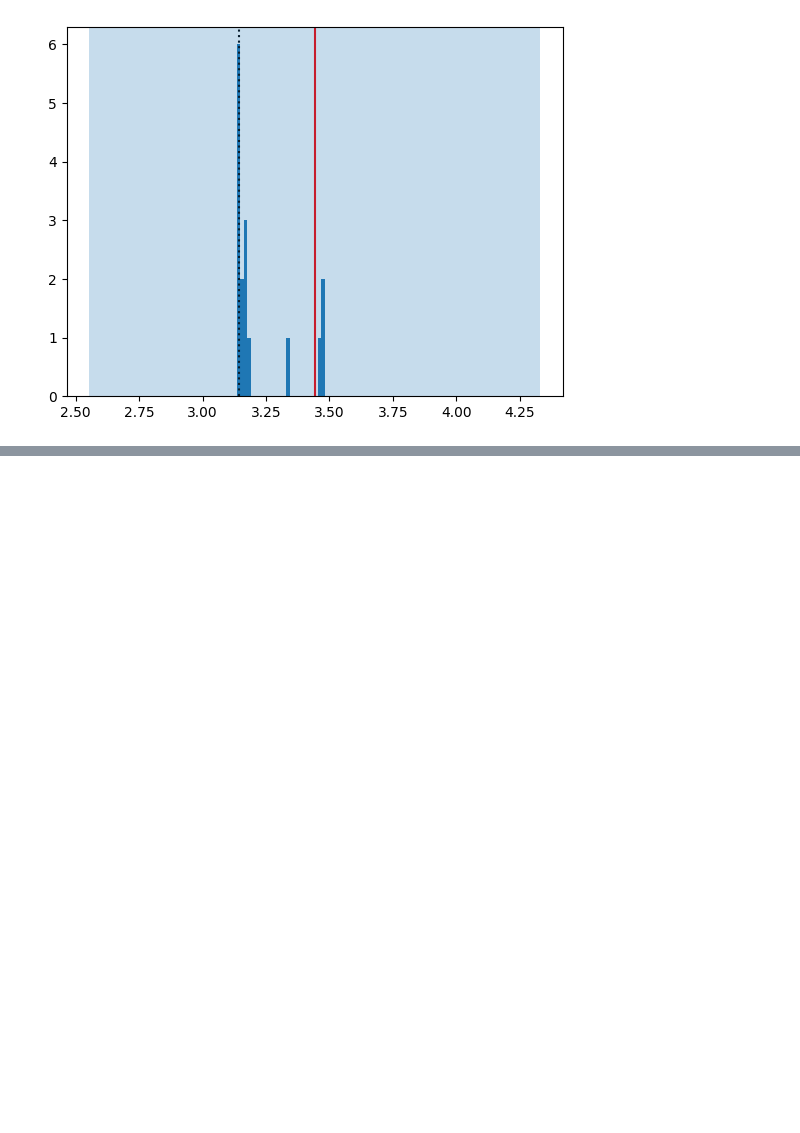
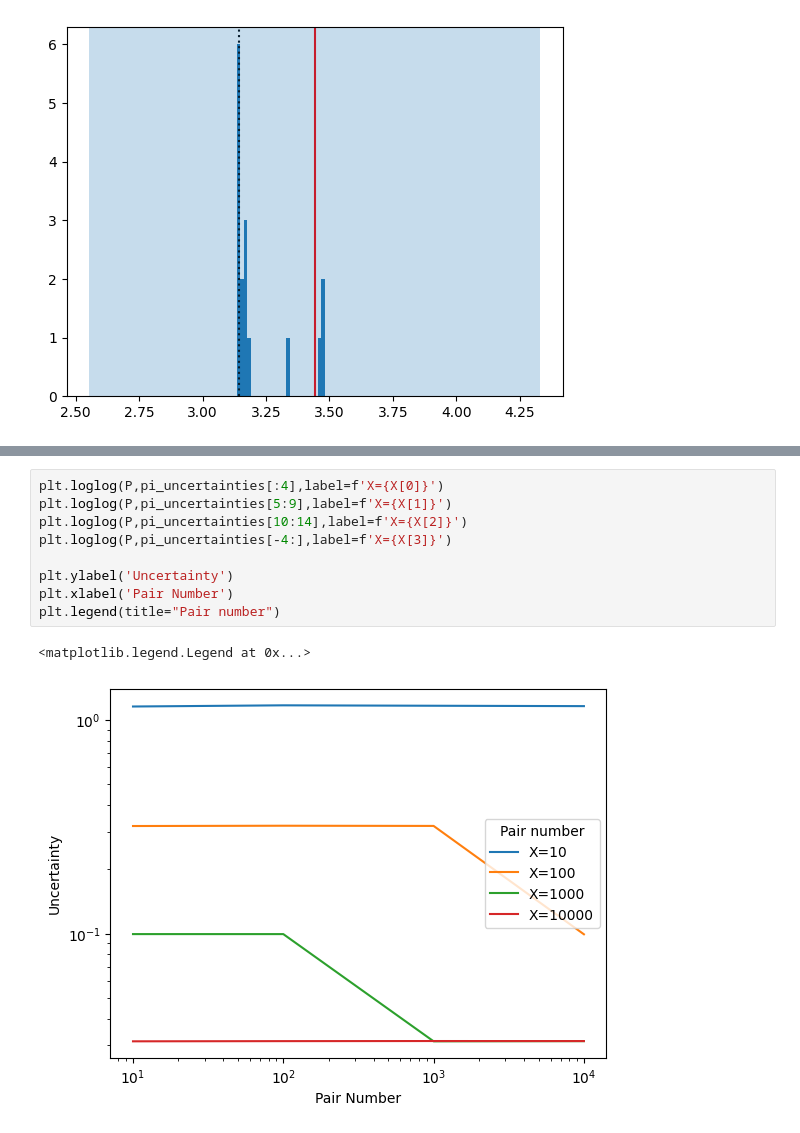
Before and after one commit to MXM1796/computational_physics_2024_fre_rei, a Jupyter notebook: Sheet_1.ipynb, the cells around one changed output, grey strips where cells are left out. Cells and saved outputs as stored; diff of their text form; blank space fills up the shorter version.

```diff
--- a/Sheet_1.ipynb
+++ b/Sheet_1.ipynb
@@ -148,0 +176,12 @@ plt.axvspan(final_pi-final_uncertainty, final_pi+final_uncertainty, alpha=0.25)
+# %%
+plt.loglog(P,pi_uncertainties[:4],label=f'X={X[0]}')
+plt.loglog(P,pi_uncertainties[5:9],label=f'X={X[1]}')
+plt.loglog(P,pi_uncertainties[10:14],label=f'X={X[2]}')
+plt.loglog(P,pi_uncertainties[-4:],label=f'X={X[3]}')
+
+plt.ylabel('Uncertainty')
+plt.xlabel('Pair Number')
+plt.legend(title="Pair number")
+# %% [output]
+<matplotlib.legend.Legend at 0x...>
+[figure, added]
```
Also changed, not shown: parts of 9 cells of this notebook, 1 other file.
